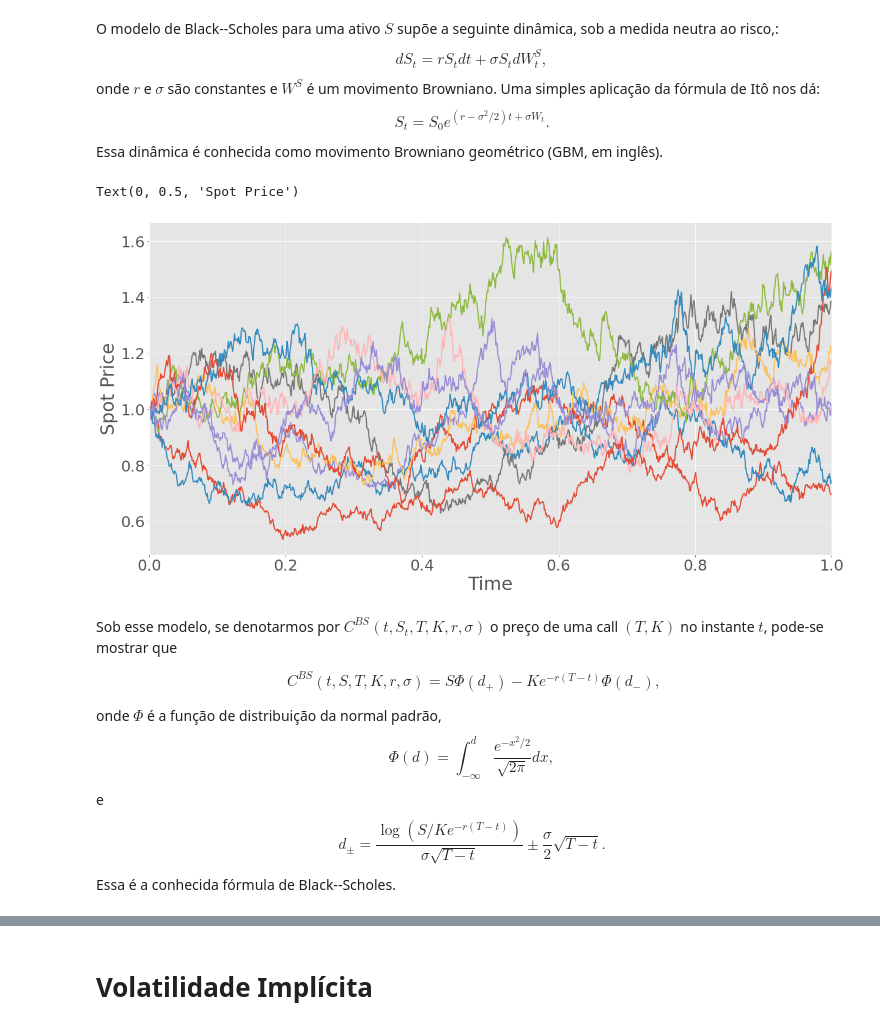
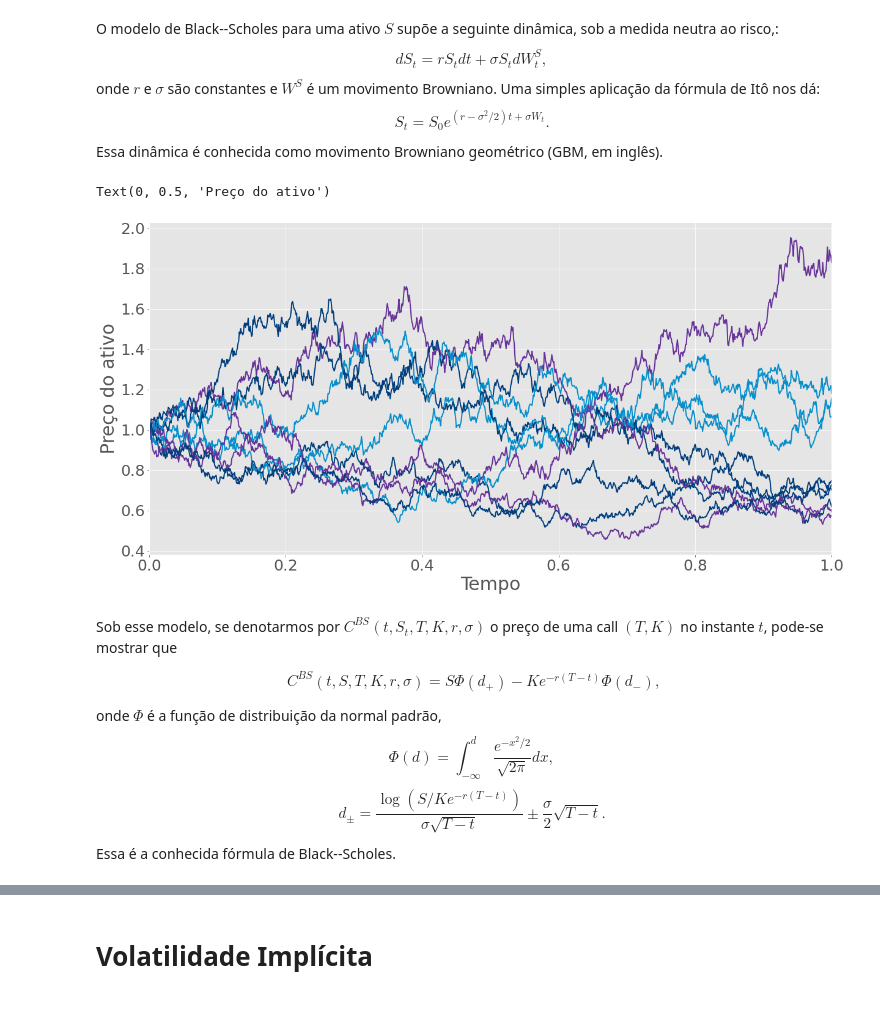
Before and after one commit to ysaporito/modelos_vol_derivativos, a Jupyter notebook: Black-Scholes e Volatilidade Implícita.ipynb, the cells around one changed output, grey strips where cells are left out. Drawn from its saved outputs; the diff is of its cells as text; code cells hidden in the pictures.

```diff
--- a/Black-Scholes e Volatilidade Implícita.ipynb
+++ b/Black-Scholes e Volatilidade Implícita.ipynb
@@ -32,11 +40,17 @@ onde $r$ e $\sigma$ são constantes e $W^S$ é um movimento Browniano. Uma simpl
 $$S_t = S_0 e^{(r - \sigma^2/2)t + \sigma W_t}.$$
 Essa dinâmica é conhecida como movimento Browniano geométrico (GBM, em inglês).
 # %%
-def SimulateGBM(S0, T, r, params, N, M):
-
-    sigma = params['sigma']
-
-    time = np.linspace(0, T, N+1) # time vector
+def SimulateGBM(S0, T, r, sigma, N, M):
+    '''
+    Função que simula o preço do ativo subjacente no modelo de Black Scholes
+    S0 (float > 0) - valor inicial do ativo subjacente
+    T (float > 0) - maturidade (em anos)
+    r (float) - taxa de juros livre de risco
+    sigma (float > 0) - volatilidade
+    N (int) - discretização do tempo
+    M (int) - número de simulações para estimação por Monte Carlo
+    '''
+    time = np.linspace(0, T, N+1) # vetor dos tempos
     dt = time[1] - time[0]
     time_matrix = np.repeat(time, M).reshape(N+1,M) # vetor de tempos repetidos
 
@@ -50,22 +64,24 @@ def SimulateGBM(S0, T, r, params, N, M):
 # %%
 T = 1
 S0 = 1
-params = {'sigma': 0.5}
+sigma = 0.5
 r = 0.05
 
 N = 1000 # discretização do tempo
 M = 10 # número de simulações
 
-S = SimulateGBM(S0, T, r, params, N, M)
+S = SimulateGBM(S0, T, r, sigma, N, M)
+colors = [color_dark_blue, color_light_blue, purple] * int((M/3 + 1))
 
 plt.figure()
-plt.plot(np.linspace(0, T, N+1), S, linewidth=2)
+for i in range(M):
+    plt.plot(np.linspace(0, T, N+1), S[:,i], linewidth=2, color=colors[i])
 plt.xlim(0,T)
 plt.xlabel('Tempo')
 plt.ylabel('Preço do ativo')
 # %% [output]
-Text(0, 0.5, 'Spot Price')
+Text(0, 0.5, 'Preço do ativo')
-[figure, old version]
+[figure, new version]
 # %% [markdown]
 Sob esse modelo, se denotarmos por $C^{BS}(t,S_{t},T,K,r,\sigma)$ o preço de uma call $(T,K)$ no instante $t$, pode-se mostrar que
 \begin{align}\label{eq:formula_bs}
@@ -74,7 +90,6 @@ C^{BS}(t, S,T,K,r,\sigma) = S \Phi(d_{+}) - K e^{-r(T-t)}
 \end{align}
 onde $\Phi$ é a função de distribuição da normal padrão,
 $$\Phi(d) = \int_{-\infty}^d \frac{e^{-x^2/2}}{\sqrt{2\pi}}dx,$$
-e
 $$d_{\pm} =
 \frac{\log\left(S/Ke^{-r(T-t)}\right)}{\sigma\sqrt{T-t}} \pm
  \frac{\sigma}{2}\sqrt{T-t}.$$
```
Also changed, not shown: parts of 9 cells of this notebook, 3 other files.
